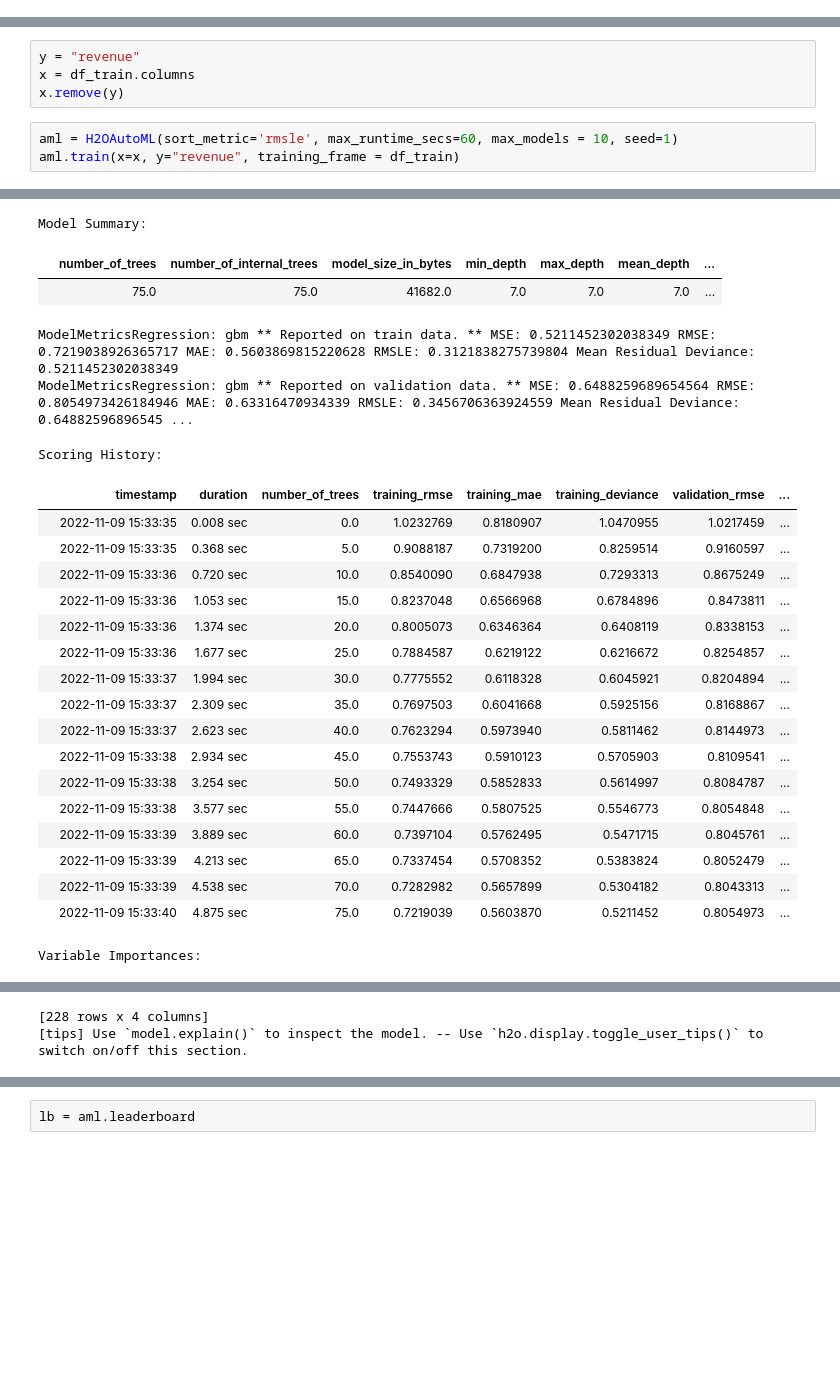
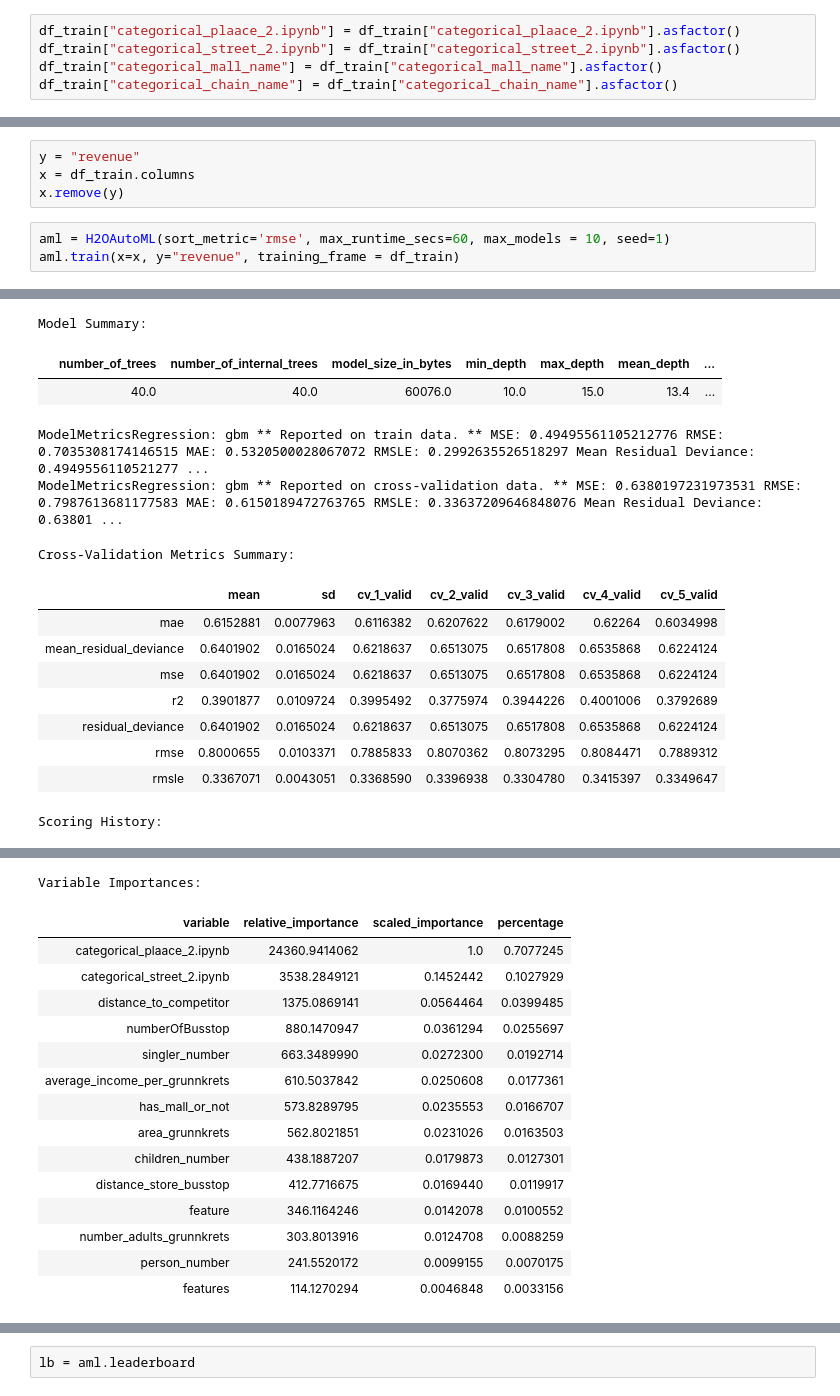
Before and after one commit to aashiltf/project_ml, a Jupyter notebook: models/h2o_automl_2.ipynb, the cells around one changed output, grey strips where cells are left out. Saved outputs shown, nothing was run; the diff lists cells and outputs as text; blank space fills up the shorter version.

Commit message:
Creates new featues. Creates categorical columns

```diff
--- a/models/h2o_automl_2.ipynb
+++ b/models/h2o_automl_2.ipynb
@@ -82,0 +83,5 @@ Cols:228
+# %%
+df_train["categorical_plaace_2.ipynb"] = df_train["categorical_plaace_2.ipynb"].asfactor()
+df_train["categorical_street_2.ipynb"] = df_train["categorical_street_2.ipynb"].asfactor()
+df_train["categorical_mall_name"] = df_train["categorical_mall_name"].asfactor()
+df_train["categorical_chain_name"] = df_train["categorical_chain_name"].asfactor()
@@ -85,7 +95,7 @@ y = "revenue"
 x = df_train.columns
 x.remove(y)
 # %%
-aml = H2OAutoML(sort_metric='rmsle', max_runtime_secs=60, max_models = 10, seed=1)
+aml = H2OAutoML(sort_metric='rmse', max_runtime_secs=60, max_models = 10, seed=1)
 aml.train(x=x, y="revenue", training_frame = df_train)
 # %% [output]
 AutoML progress: |
@@ -96,24 +106,15 @@ Model Details ============= H2OGradientBoostingEstimator : Gradient Boosting Mac
 Model Summary:
 |  | number_of_trees | number_of_internal_trees | model_size_in_bytes | min_depth | max_depth | mean_depth | ... |
-|  | 75.0 | 75.0 | 41682.0 | 7.0 | 7.0 | 7.0 | ... |
+|  | 40.0 | 40.0 | 60076.0 | 10.0 | 15.0 | 13.4 | ... |
-ModelMetricsRegression: gbm ** Reported on train data. ** MSE: 0.5211452302038349 RMSE: 0.7219038926365717 MAE: 0.5603869815220628 RMSLE: 0.3121838275739804 Mean Residual Deviance: 0.5211452302038349
-ModelMetricsRegression: gbm ** Reported on validation data. ** MSE: 0.6488259689654564 RMSE: 0.8054973426184946 MAE: 0.63316470934339 RMSLE: 0.3456706363924559 Mean Residual Deviance: 0.64882596896545 ...
+ModelMetricsRegression: gbm ** Reported on train data. ** MSE: 0.49495561105212776 RMSE: 0.7035308174146515 MAE: 0.5320500028067072 RMSLE: 0.2992635526518297 Mean Residual Deviance: 0.4949556110521277 ...
+ModelMetricsRegression: gbm ** Reported on cross-validation data. ** MSE: 0.6380197231973531 RMSE: 0.7987613681177583 MAE: 0.6150189472763765 RMSLE: 0.33637209646848076 Mean Residual Deviance: 0.63801 ...
-Scoring History:
+Cross-Validation Metrics Summary:
-|  | timestamp | duration | number_of_trees | training_rmse | training_mae | training_deviance | validation_rmse | ... |
-|  | 2022-11-09 15:33:35 | 0.008 sec | 0.0 | 1.0232769 | 0.8180907 | 1.0470955 | 1.0217459 | ... |
-|  | 2022-11-09 15:33:35 | 0.368 sec | 5.0 | 0.9088187 | 0.7319200 | 0.8259514 | 0.9160597 | ... |
-|  | 2022-11-09 15:33:36 | 0.720 sec | 10.0 | 0.8540090 | 0.6847938 | 0.7293313 | 0.8675249 | ... |
-|  | 2022-11-09 15:33:36 | 1.053 sec | 15.0 | 0.8237048 | 0.6566968 | 0.6784896 | 0.8473811 | ... |
-|  | 2022-11-09 15:33:36 | 1.374 sec | 20.0 | 0.8005073 | 0.6346364 | 0.6408119 | 0.8338153 | ... |
-|  | 2022-11-09 15:33:36 | 1.677 sec | 25.0 | 0.7884587 | 0.6219122 | 0.6216672 | 0.8254857 | ... |
-|  | 2022-11-09 15:33:37 | 1.994 sec | 30.0 | 0.7775552 | 0.6118328 | 0.6045921 | 0.8204894 | ... |
-|  | 2022-11-09 15:33:37 | 2.309 sec | 35.0 | 0.7697503 | 0.6041668 | 0.5925156 | 0.8168867 | ... |
-|  | 2022-11-09 15:33:37 | 2.623 sec | 40.0 | 0.7623294 | 0.5973940 | 0.5811462 | 0.8144973 | ... |
-|  | 2022-11-09 15:33:38 | 2.934 sec | 45.0 | 0.7553743 | 0.5910123 | 0.5705903 | 0.8109541 | ... |
-|  | 2022-11-09 15:33:38 | 3.254 sec | 50.0 | 0.7493329 | 0.5852833 | 0.5614997 | 0.8084787 | ... |
-|  | 2022-11-09 15:33:38 | 3.577 sec | 55.0 | 0.7447666 | 0.5807525 | 0.5546773 | 0.8054848 | ... |
-|  | 2022-11-09 15:33:39 | 3.889 sec | 60.0 | 0.7397104 | 0.5762495 | 0.5471715 | 0.8045761 | ... |
-|  | 2022-11-09 15:33:39 | 4.213 sec | 65.0 | 0.7337454 | 0.5708352 | 0.5383824 | 0.8052479 | ... |
-|  | 2022-11-09 15:33:39 | 4.538 sec | 70.0 | 0.7282982 | 0.5657899 | 0.5304182 | 0.8043313 | ... |
-|  | 2022-11-09 15:33:40 | 4.875 sec | 75.0 | 0.7219039 | 0.5603870 | 0.5211452 | 0.8054973 | ... |
+|  | mean | sd | cv_1_valid | cv_2_valid | cv_3_valid | cv_4_valid | cv_5_valid |
+| mae | 0.6152881 | 0.0077963 | 0.6116382 | 0.6207622 | 0.6179002 | 0.62264 | 0.6034998 |
+| mean_residual_deviance | 0.6401902 | 0.0165024 | 0.6218637 | 0.6513075 | 0.6517808 | 0.6535868 | 0.6224124 |
+| mse | 0.6401902 | 0.0165024 | 0.6218637 | 0.6513075 | 0.6517808 | 0.6535868 | 0.6224124 |
+| r2 | 0.3901877 | 0.0109724 | 0.3995492 | 0.3775974 | 0.3944226 | 0.4001006 | 0.3792689 |
+| residual_deviance | 0.6401902 | 0.0165024 | 0.6218637 | 0.6513075 | 0.6517808 | 0.6535868 | 0.6224124 |
+| rmse | 0.8000655 | 0.0103371 | 0.7885833 | 0.8070362 | 0.8073295 | 0.8084471 | 0.7889312 |
+| rmsle | 0.3367071 | 0.0043051 | 0.3368590 | 0.3396938 | 0.3304780 | 0.3415397 | 0.3349647 |
-Variable Importances:
+Scoring History:
@@ -137,2 +131,16 @@ Variable Importances:
-[228 rows x 4 columns]
-[tips] Use `model.explain()` to inspect the model. -- Use `h2o.display.toggle_user_tips()` to switch on/off this section.
+Variable Importances:
+| variable | relative_importance | scaled_importance | percentage |
+| categorical_plaace_2.ipynb | 24360.9414062 | 1.0 | 0.7077245 |
+| categorical_street_2.ipynb | 3538.2849121 | 0.1452442 | 0.1027929 |
+| distance_to_competitor | 1375.0869141 | 0.0564464 | 0.0399485 |
+| numberOfBusstop | 880.1470947 | 0.0361294 | 0.0255697 |
+| singler_number | 663.3489990 | 0.0272300 | 0.0192714 |
+| average_income_per_grunnkrets | 610.5037842 | 0.0250608 | 0.0177361 |
+| has_mall_or_not | 573.8289795 | 0.0235553 | 0.0166707 |
+| area_grunnkrets | 562.8021851 | 0.0231026 | 0.0163503 |
+| children_number | 438.1887207 | 0.0179873 | 0.0127301 |
+| distance_store_busstop | 412.7716675 | 0.0169440 | 0.0119917 |
+| feature | 346.1164246 | 0.0142078 | 0.0100552 |
+| number_adults_grunnkrets | 303.8013916 | 0.0124708 | 0.0088259 |
+| person_number | 241.5520172 | 0.0099155 | 0.0070175 |
+| features | 114.1270294 | 0.0046848 | 0.0033156 |
```
Also changed, not shown: parts of 6 cells of this notebook, 3 other files.
